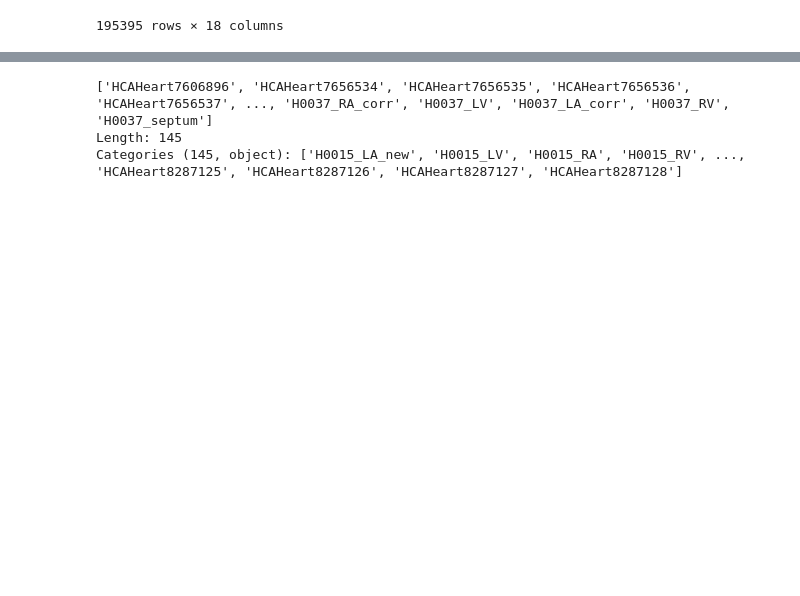
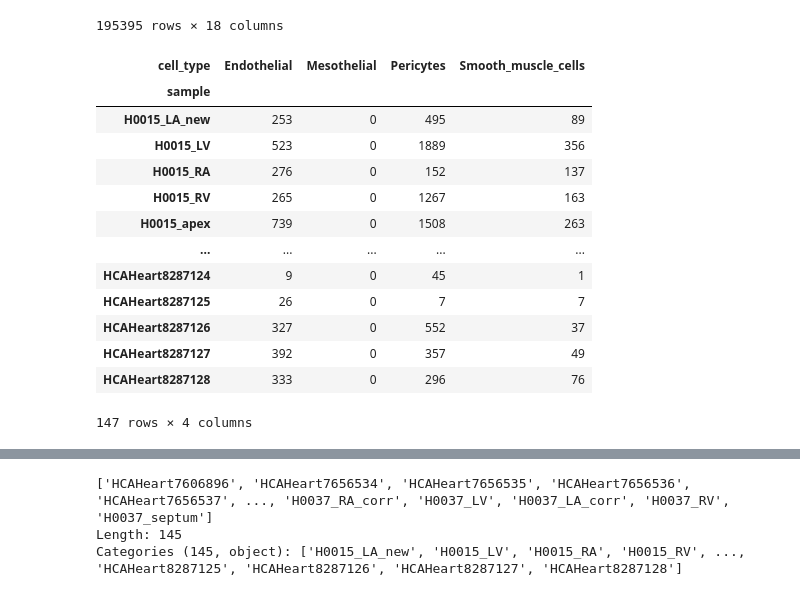
Before and after one commit to Talavera-Lopez-Lab/Heart_Vascular, a Jupyter notebook: Scripts/vascular.ipynb, the cells around one changed output, grey strips where cells are left out. Drawn from its saved outputs; the diff is of its cells as text; code cells hidden in the pictures; blank space fills up the shorter version.

```diff
--- a/Scripts/vascular.ipynb
+++ b/Scripts/vascular.ipynb
@@ -36,4 +39,22 @@ vascular.obs
 | TTTGTTGAGGTAGATT-1-H0037_septum | No | 55-60 | Harvard-Nuclei | Endothelial | H4 | Male | 621.0 | 473 | 0.003221 | ... |
 | TTTGTTGCAACTCATG-1-H0037_septum | No | 55-60 | Harvard-Nuclei | Endothelial | H4 | Male | 867.0 | 641 | 0.005767 | ... |
 195395 rows × 18 columns
+# %%
+#Looking at overall counts based on cell_type
+pd.crosstab(vascular.obs['sample'],vascular.obs['cell_type'])
+# %% [output]
+| cell_type | Endothelial | Mesothelial | Pericytes | Smooth_muscle_cells |
+| sample |  |  |  |  |
+| H0015_LA_new | 253 | 0 | 495 | 89 |
+| H0015_LV | 523 | 0 | 1889 | 356 |
+| H0015_RA | 276 | 0 | 152 | 137 |
+| H0015_RV | 265 | 0 | 1267 | 163 |
+| H0015_apex | 739 | 0 | 1508 | 263 |
+| ... | ... | ... | ... | ... |
+| HCAHeart8287124 | 9 | 0 | 45 | 1 |
+| HCAHeart8287125 | 26 | 0 | 7 | 7 |
+| HCAHeart8287126 | 327 | 0 | 552 | 37 |
+| HCAHeart8287127 | 392 | 0 | 357 | 49 |
+| HCAHeart8287128 | 333 | 0 | 296 | 76 |
+147 rows × 4 columns
 # %%
```
Also changed, not shown: parts of 6 cells of this notebook.
